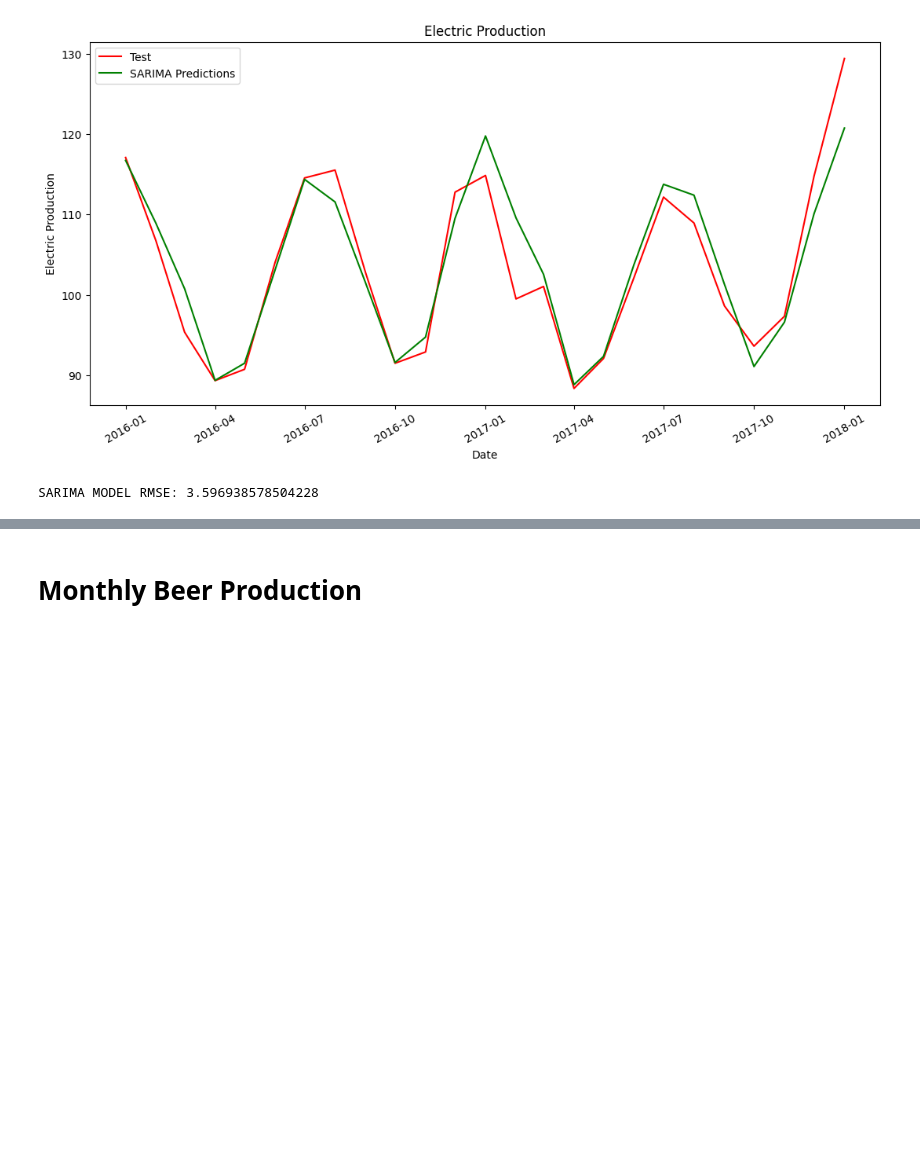
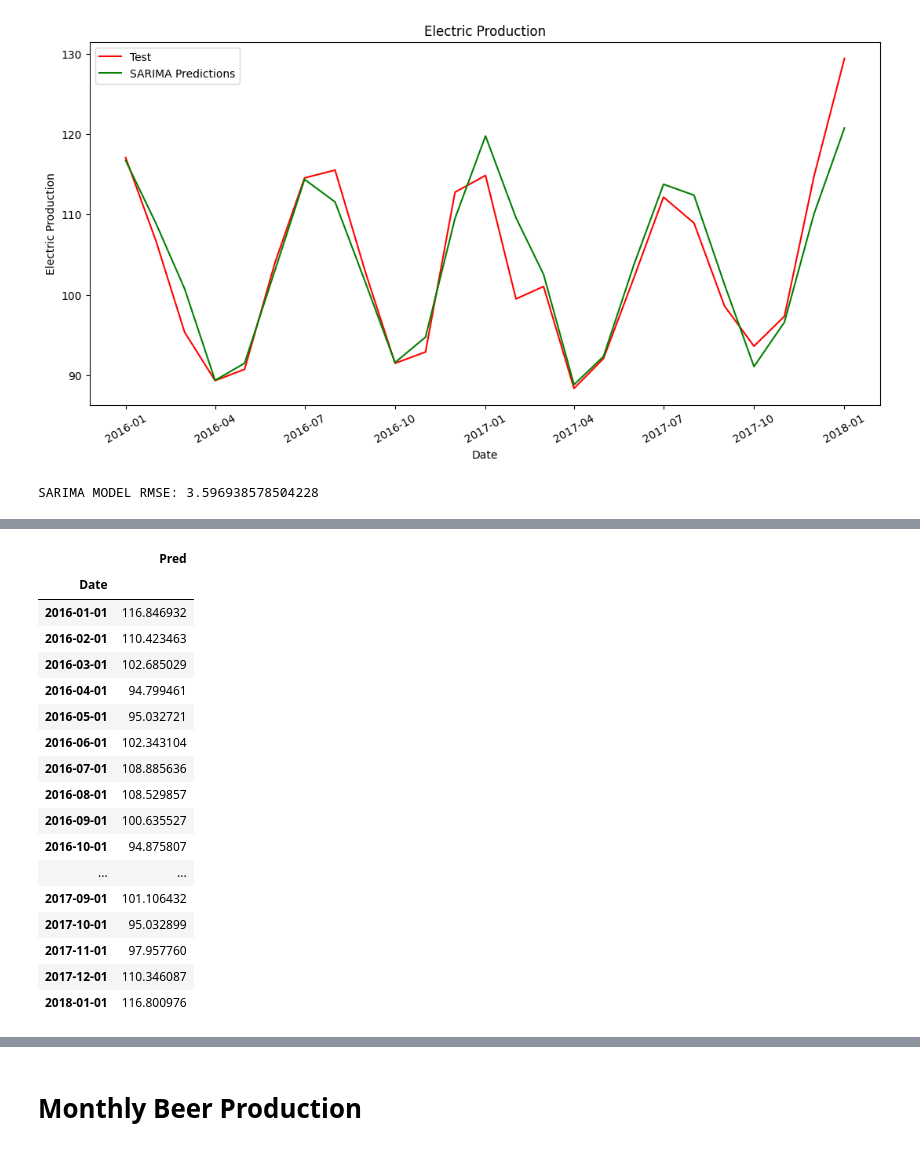
Before and after one commit to bluepsm/time-series-forecasting, a Jupyter notebook: time_series_forecasting.ipynb, the cells around one changed output, grey strips where cells are left out. Cells and saved outputs as stored; diff of their text form; code cells hidden in the pictures; blank space fills up the shorter version.

```diff
--- a/time_series_forecasting.ipynb
+++ b/time_series_forecasting.ipynb
@@ -163,0 +203,30 @@ SARIMA MODEL RMSE: 3.596938578504228
+# %%
+#@title Make Future Prediction
+
+future_pred_electric_prophet = prophet_model.make_future_dataframe(periods=25, freq='MS')
+pred_electric_prophet = prophet_model.predict(future_pred_electric_prophet)
+
+pred_electric_phophet = pd.DataFrame({"Date" : pred_electric_prophet[-25:]['ds'], "Pred" : pred_electric_prophet[-25:]["yhat"]})
+pred_electric_phophet.set_index('Date', inplace=True)
+pred_electric_phophet.index.freq = 'MS'
+
+pred_electric_phophet
+# %% [output]
+|  | Pred |
+| Date |  |
+| 2016-01-01 | 116.846932 |
+| 2016-02-01 | 110.423463 |
+| 2016-03-01 | 102.685029 |
+| 2016-04-01 | 94.799461 |
+| 2016-05-01 | 95.032721 |
+| 2016-06-01 | 102.343104 |
+| 2016-07-01 | 108.885636 |
+| 2016-08-01 | 108.529857 |
+| 2016-09-01 | 100.635527 |
+| 2016-10-01 | 94.875807 |
+| ... | ... |
+| 2017-09-01 | 101.106432 |
+| 2017-10-01 | 95.032899 |
+| 2017-11-01 | 97.957760 |
+| 2017-12-01 | 110.346087 |
+| 2018-01-01 | 116.800976 |
```
Also changed, not shown: parts of 18 cells of this notebook.
